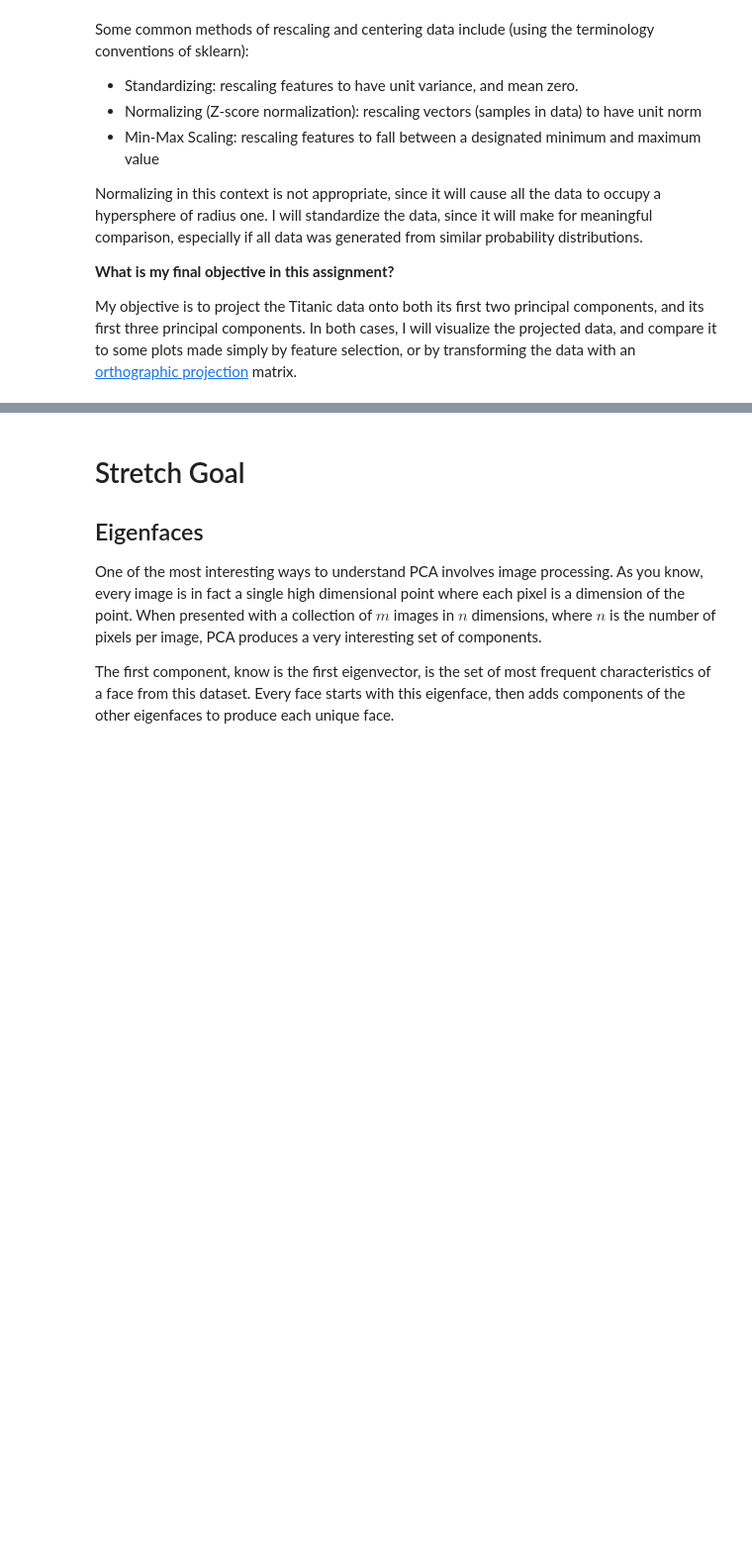
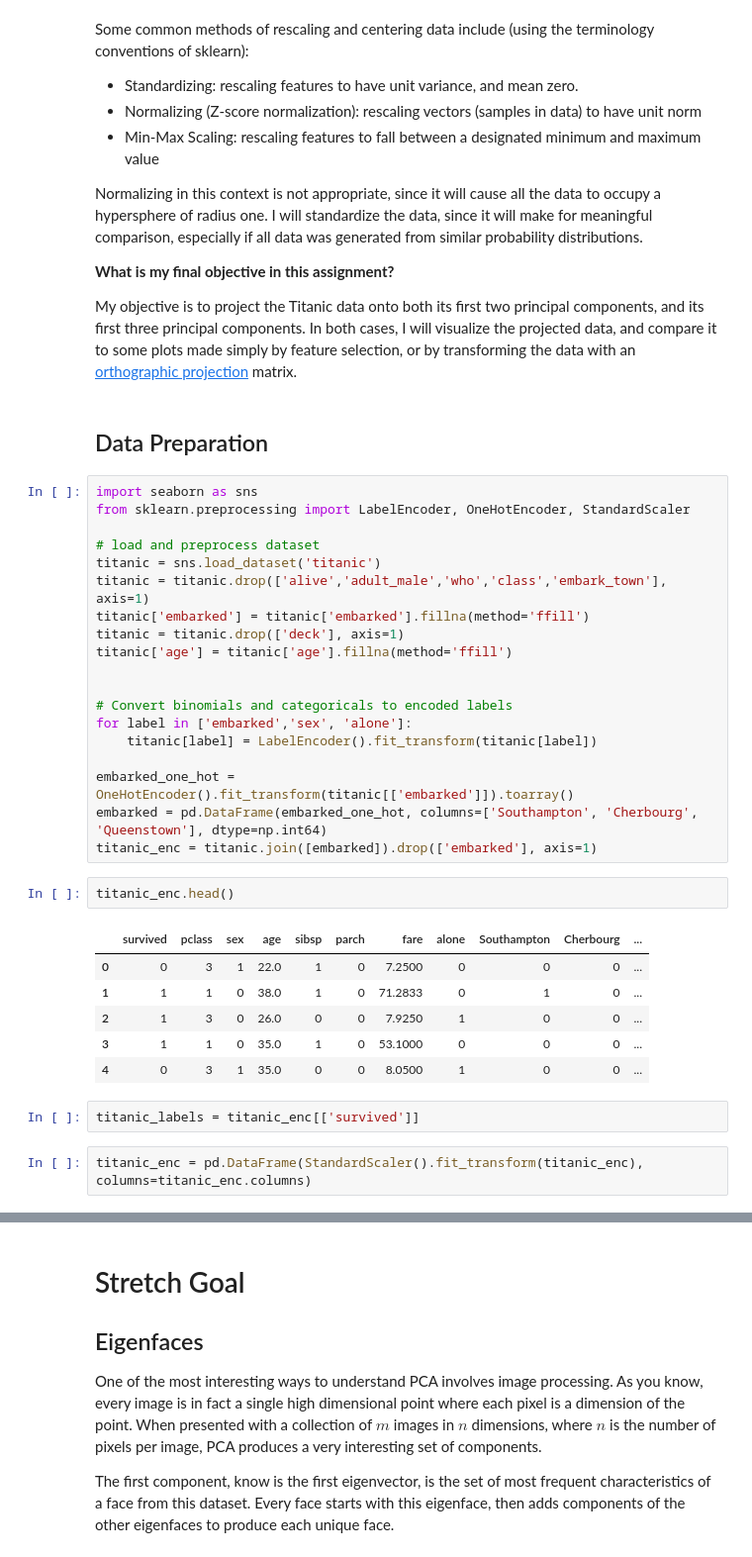
Before and after one commit to rayheberer/LambdaSchoolDataScience, a Jupyter notebook: Week 3 High Dimensionality/Principal Components Analysis.ipynb, the cells around one changed output, grey strips where cells are left out. Shown at 99% size. Cells and saved outputs as stored; diff of their text form; blank space fills up the shorter version.

```diff
--- a/Week 3 High Dimensionality/Principal Components Analysis.ipynb
+++ b/Week 3 High Dimensionality/Principal Components Analysis.ipynb
@@ -160,3 +154,37 @@ Normalizing in this context is not appropriate, since it will cause all the data
 __What is my final objective in this assignment?__
 
 My objective is to project the Titanic data onto both its first two principal components, and its first three principal components. In both cases, I will visualize the projected data, and compare it to some plots made simply by feature selection, or by transforming the data with an [orthographic projection](https://en.wikipedia.org/wiki/Orthographic_projection) matrix.
+# %% [markdown]
+## Data Preparation
+# %%
+import seaborn as sns
+from sklearn.preprocessing import LabelEncoder, OneHotEncoder, StandardScaler
+
+# load and preprocess dataset
+titanic = sns.load_dataset('titanic')
+titanic = titanic.drop(['alive','adult_male','who','class','embark_town'], axis=1)
+titanic['embarked'] = titanic['embarked'].fillna(method='ffill')
+titanic = titanic.drop(['deck'], axis=1)
+titanic['age'] = titanic['age'].fillna(method='ffill')
+
+
+# Convert binomials and categoricals to encoded labels
+for label in ['embarked','sex', 'alone']:
+    titanic[label] = LabelEncoder().fit_transform(titanic[label])
+
+embarked_one_hot = OneHotEncoder().fit_transform(titanic[['embarked']]).toarray()
+embarked = pd.DataFrame(embarked_one_hot, columns=['Southampton', 'Cherbourg', 'Queenstown'], dtype=np.int64)
+titanic_enc = titanic.join([embarked]).drop(['embarked'], axis=1)
+# %%
+titanic_enc.head()
+# %% [output]
+|  | survived | pclass | sex | age | sibsp | parch | fare | alone | Southampton | Cherbourg | ... |
+| 0 | 0 | 3 | 1 | 22.0 | 1 | 0 | 7.2500 | 0 | 0 | 0 | ... |
+| 1 | 1 | 1 | 0 | 38.0 | 1 | 0 | 71.2833 | 0 | 1 | 0 | ... |
+| 2 | 1 | 3 | 0 | 26.0 | 0 | 0 | 7.9250 | 1 | 0 | 0 | ... |
+| 3 | 1 | 1 | 0 | 35.0 | 1 | 0 | 53.1000 | 0 | 0 | 0 | ... |
+| 4 | 0 | 3 | 1 | 35.0 | 0 | 0 | 8.0500 | 1 | 0 | 0 | ... |
+# %%
+titanic_labels = titanic_enc[['survived']]
+# %%
+titanic_enc = pd.DataFrame(StandardScaler().fit_transform(titanic_enc), columns=titanic_enc.columns)
```
Also changed, not shown: parts of 12 cells of this notebook.
